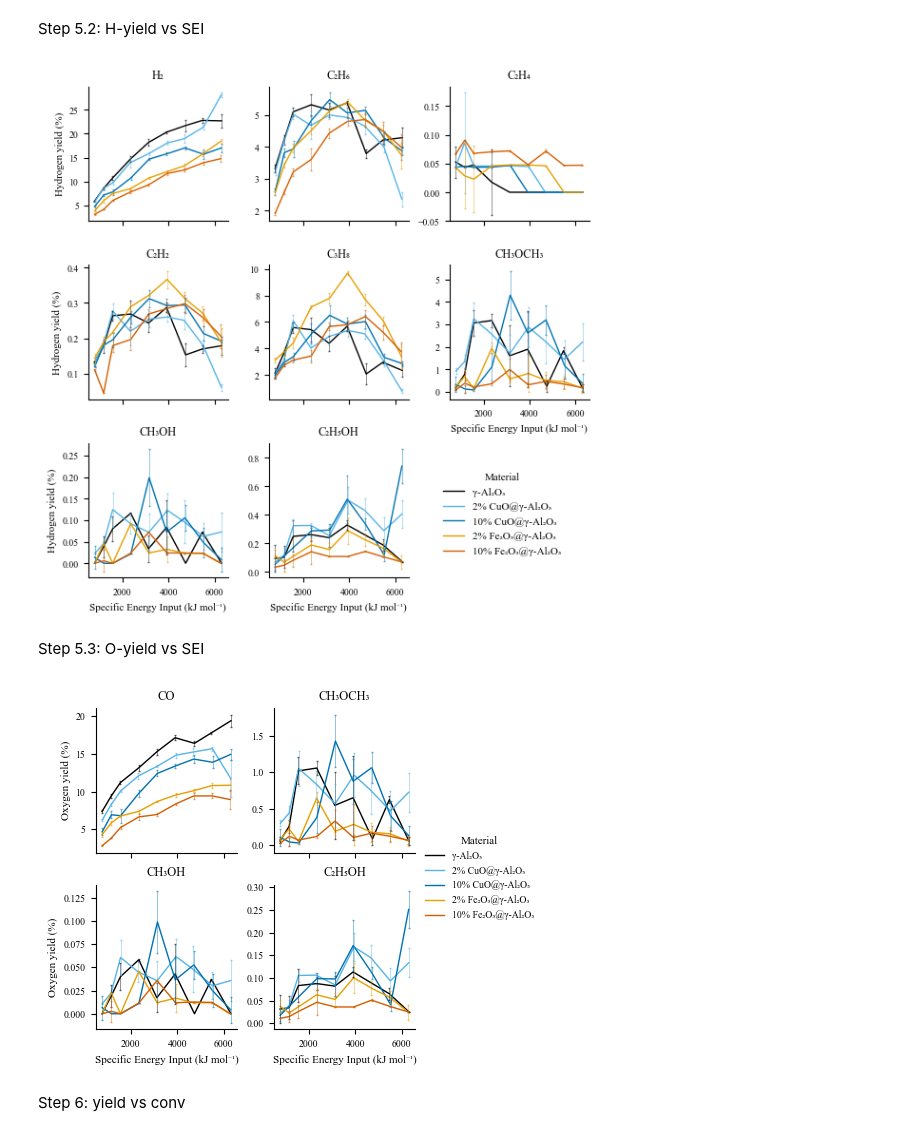
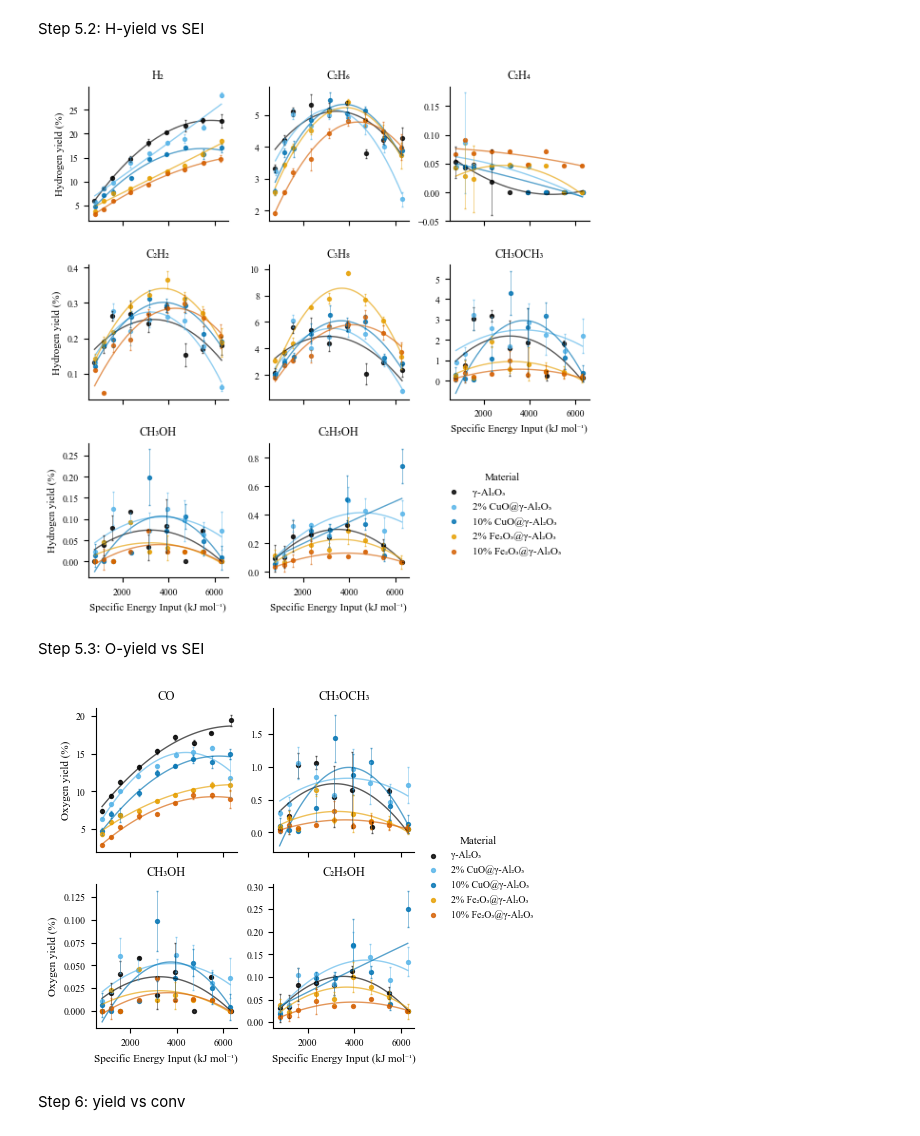
Before and after one commit to sbossier/ladca_incat_envecon_paper, a Jupyter notebook: ipynb/visualisation_chemical.ipynb, the cells around one changed output. Saved outputs shown, nothing was run; the diff lists cells and outputs as text; code cells hidden in the pictures.

```diff
--- a/ipynb/visualisation_chemical.ipynb
+++ b/ipynb/visualisation_chemical.ipynb
@@ -574,7 +578,7 @@ plt.show()
 Step 4.3: O-selectivity vs SEI
 # %%
 # Oxygen selectivity in function of SEI
-g = sns.relplot(
+g = sns.lmplot(
 	data=df_selectivity,
 	x='sei_kjmol',
 	y='selec_o',
@@ -582,12 +586,14 @@ g = sns.relplot(
 	palette=cb_colors,
 	col='compound',
 	col_order=['CO', 'CH₃OCH₃', 'CH₃OH', 'C₂H₅OH'],
-	kind='line',
-	linewidth=1,
 	height=5/2.54,
 	aspect=1,
+	ci=None,
+	order=2,
 	legend=True,
 	facet_kws={'sharey': False, 'legend_out': True},
+	scatter_kws={'s': 8},
+	line_kws={'lw': 1, 'alpha': alpha},
 	col_wrap=2
 )
 
@@ -654,7 +768,7 @@ df_yield = df[
 Step 5.1: C-yield vs SEI
 # %%
 # Carbon yield in function of SEI
-g = sns.relplot(
+g = sns.lmplot(
 	data=df_yield,
 	x='sei_kjmol',
 	y='yield_c',
@@ -665,13 +779,14 @@ g = sns.relplot(
 		'CO', 'C₂H₆', 'C₂H₄', 'C₂H₂',
 		'C₃H₈', 'CH₃OCH₃', 'CH₃OH', 'C₂H₅OH'
 	],
-	kind='line',
-	linewidth=1,
 	height=5/2.54,
 	aspect=1,
+	ci=None,
+	order=2,
 	legend=True,
-	facet_kws={'sharey': False,
-			   'legend_out': False},
+	facet_kws={'sharey': False, 'legend_out': False},
+	scatter_kws={'s': 8},
+	line_kws={'lw': 1, 'alpha': alpha},
 	col_wrap=3
 )
 
@@ -717,7 +832,7 @@ plt.show()
 Step 5.2: H-yield vs SEI
 # %%
 # Hydrogen yield in function of SEI
-g = sns.relplot(
+g = sns.lmplot(
 	data=df_yield,
 	x='sei_kjmol',
 	y='yield_h',
@@ -728,13 +843,14 @@ g = sns.relplot(
 		'H₂', 'C₂H₆', 'C₂H₄', 'C₂H₂',
 		'C₃H₈', 'CH₃OCH₃', 'CH₃OH', 'C₂H₅OH'
 	],
-	kind='line',
-	linewidth=1,
 	height=5/2.54,
 	aspect=1,
 	legend=True,
-	facet_kws={'sharey': False,
-			   'legend_out': False},
+	ci=None,
+	order=2,
+	facet_kws={'sharey': False, 'legend_out': False},
+	scatter_kws={'s': 8},
+	line_kws={'lw': 1, 'alpha': alpha},
 	col_wrap=3
 )
 
@@ -775,12 +891,12 @@ plt.savefig(
 )
 plt.show()
 # %% [output]
-[figure, old version]
+[figure, new version]
 # %% [markdown]
 Step 5.3: O-yield vs SEI
 # %%
 # Oxygen yield in function of SEI
-g = sns.relplot(
+g = sns.lmplot(
 	data=df_yield,
 	x='sei_kjmol',
 	y='yield_o',
@@ -788,45 +904,46 @@ g = sns.relplot(
 	palette=cb_colors,
 	col='compound',
 	col_order=['CO', 'CH₃OCH₃', 'CH₃OH', 'C₂H₅OH'],
-	kind='line',
-	linewidth=1,
 	height=5/2.54,
 	aspect=1,
 	legend=True,
-	facet_kws={'sharey': False,
-			   'legend_out': True},
+	ci=None,
+	order=2,
+	facet_kws={'sharey': False, 'legend_out': True},
+	scatter_kws={'s': 8},
+	line_kws={'lw': 1, 'alpha': alpha},
 	col_wrap=2
 )
 
 # Iterate over the axes and materials to add error bars
 for ax, compound in zip(g.axes.flatten(), ['CO', 'CH₃OCH₃', 'CH₃OH', 'C₂H₅OH']):
 	for material_name in df_yield['material_name'].unique():
 		subset = df_yield[
 			(df_yield['compound'] == compound) &
 			(df_yield['material_name'] == material_name)
 		]
 		ax.errorbar(
 			subset['sei_kjmol'],
 			subset['yield_o'],
 			yerr=subset['yield_o_sd'] * t_quantile,
 			fmt='none',
 			ecolor=cb_colors[material_name],
 			elinewidth=0.5,
 			capsize=1,
 			alpha=0.6
 		)
 
 g.legend.set_title('Material', prop={'size': 8})
 g.set_titles(col_template='{col_name}', size=9)
 g.set_xlabels('Specific Energy Input (kJ mol⁻¹)', size=8)
 g.set_ylabels('Oxygen yield (%)', size=8)
 
 plt.savefig(
 	r'C:\Users\Sande\Dropbox\Apps\Overleaf\ladca_incat_envecon_paper_elsevier\figs\sander_yield_o_vs_sei.pdf',
 	bbox_inches='tight'
 )
 plt.show()
 # %% [output]
-[figure, old version]
+[figure, new version]
 # %% [markdown]
 Step 6: yield vs conv
```
Also changed, not shown: parts of 14 cells of this notebook.
